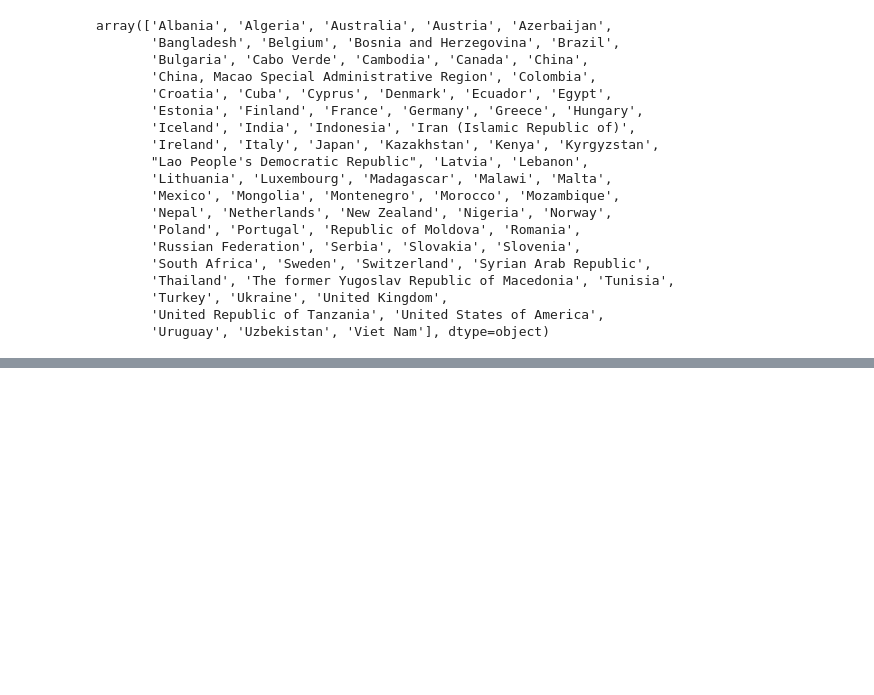
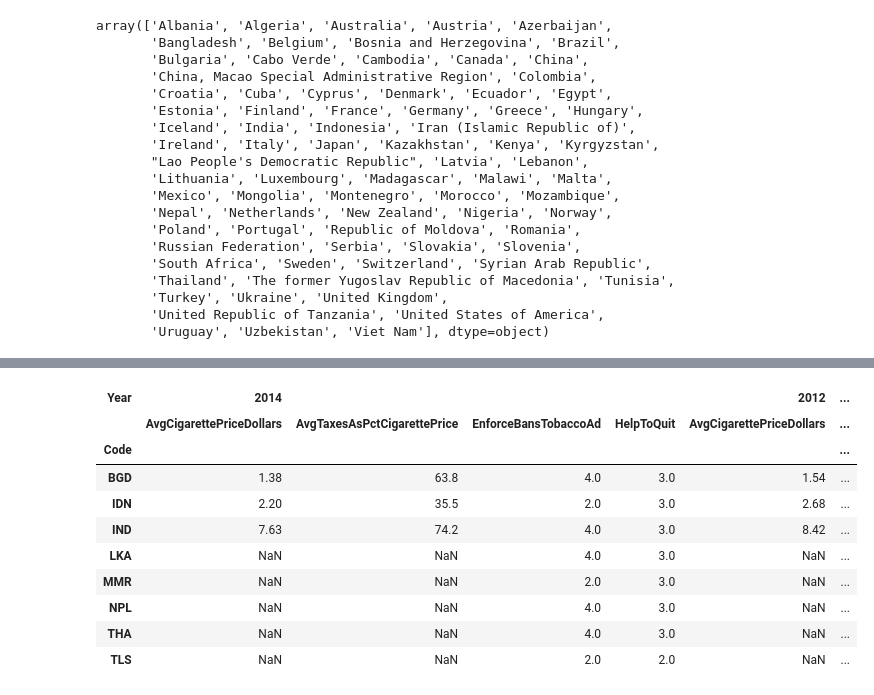
Before and after one commit to Jonathan-Z/GatechCorrelation1TobaccoDatathon, a Jupyter notebook: SouthEastAsia.ipynb, the cells around one changed output, grey strips where cells are left out. Saved outputs shown, nothing was run; the diff lists cells and outputs as text; code cells hidden in the pictures; blank space fills up the shorter version.

```diff
--- a/SouthEastAsia.ipynb
+++ b/SouthEastAsia.ipynb
@@ -197,4 +194,4 @@ array(['Albania', 'Algeria', 'Australia', 'Austria', 'Azerbaijan',
        'United Republic of Tanzania', 'United States of America',
        'Uruguay', 'Uzbekistan', 'Viet Nam'], dtype=object)
 # %%
-stop_smoking[stop_smoking["Code"].isin(SEA_Countries_Code)]
+stop_smoking = stop_smoking[stop_smoking["Code"].isin(SEA_Countries_Code)].drop("Entity",axis=1).set_index(["Code","Year"])
@@ -218,0 +198,5 @@ stop_smoking[stop_smoking["Code"].isin(SEA_Countries_Code)]
+# %%
+vals = stop_smoking.values.reshape(len(stop_smoking.index.levels[0]),len(stop_smoking.index.levels[1]),-1)
+# %%
+SEAstop_smokingRest = pd.DataFrame(vals.reshape(len(stop_smoking.index.levels[0]),-1),
+             columns=pd.MultiIndex.from_product([stop_smoking.index.levels[1][::-1],stop_smoking.columns]))
@@ -218,0 +227,14 @@ stop_smoking[stop_smoking["Code"].isin(SEA_Countries_Code)]
+# %%
+SEAstop_smokingRest.set_index(stop_smoking.index.levels[0])
+# %% [output]
+| Year | 2014 |  |  |  | 2012 | ... |
+|  | AvgCigarettePriceDollars | AvgTaxesAsPctCigarettePrice | EnforceBansTobaccoAd | HelpToQuit | AvgCigarettePriceDollars | ... |
+| Code |  |  |  |  |  | ... |
+| BGD | 1.38 | 63.8 | 4.0 | 3.0 | 1.54 | ... |
+| IDN | 2.20 | 35.5 | 2.0 | 3.0 | 2.68 | ... |
+| IND | 7.63 | 74.2 | 4.0 | 3.0 | 8.42 | ... |
+| LKA | NaN | NaN | 4.0 | 3.0 | NaN | ... |
+| MMR | NaN | NaN | 2.0 | 3.0 | NaN | ... |
+| NPL | NaN | NaN | 4.0 | 3.0 | NaN | ... |
+| THA | NaN | NaN | 4.0 | 3.0 | NaN | ... |
+| TLS | NaN | NaN | 2.0 | 2.0 | NaN | ... |
```
Also changed, not shown: parts of 16 cells of this notebook, 3 other files.
